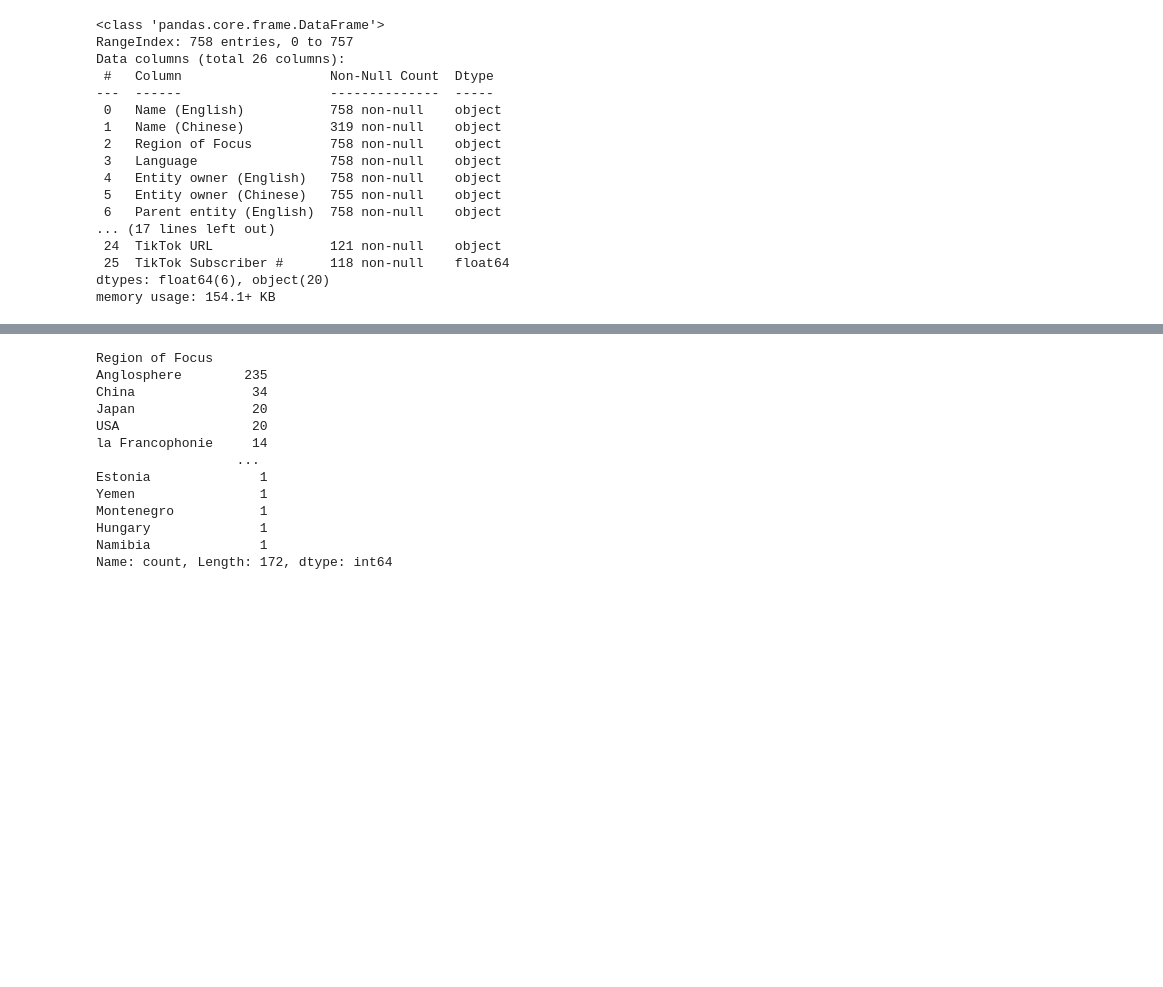
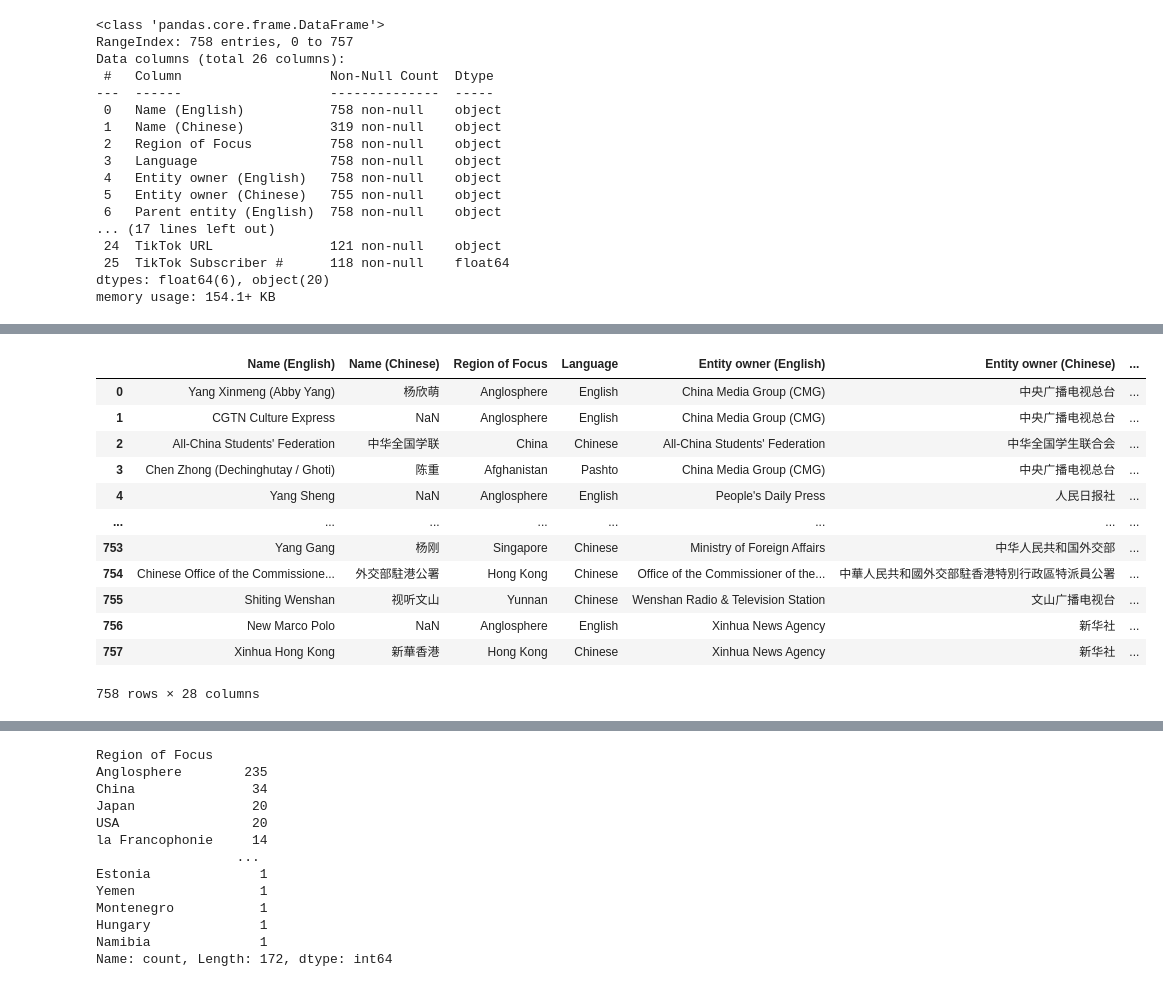
Before and after one commit to moonchanyong/yummy-data, a Jupyter notebook: research/exploratory_data_analysis.ipynb, the cells around one changed output, grey strips where cells are left out. Cells and saved outputs as stored; diff of their text form; code cells hidden in the pictures; blank space fills up the shorter version.

```diff
--- a/research/exploratory_data_analysis.ipynb
+++ b/research/exploratory_data_analysis.ipynb
@@ -33,3 +33,24 @@ Data columns (total 26 columns):
  25  TikTok Subscriber #      118 non-null    float64
 dtypes: float64(6), object(20)
 memory usage: 154.1+ KB
+# %%
+# prepreocess
+
+x_data = pd.read_csv('../data/x_data.csv')
+
+x_data = x_data.drop(columns=['born', 'follwer'])
+# %%
+from datetime import datetime
+
+def month_name_to_number(month_name):
+    # Parse the month name to a datetime object
+    month_number = datetime.strptime(month_name, '%B').month
+    return month_number if month_number >= 10 else f"0{month_number}"
+
+x_data['joined'] = x_data['joined']\
+    .apply(lambda s: s.replace('Joined', '').split()) \
+    .apply(lambda x: list(map(lambda s: s.strip(), x))) \
+    .apply(lambda x: f"{x[1]}-{month_name_to_number(x[0])}")
+
+x_data.rename(columns={ 'username': 'X (Twitter) handle'}, inplace=True)
+x_data
@@ -35,0 +71,17 @@ memory usage: 154.1+ KB
+# %%
+data = data.merge(x_data, on='X (Twitter) handle', how='left')
+data
+# %% [output]
+|  | Name (English) | Name (Chinese) | Region of Focus | Language | Entity owner (English) | Entity owner (Chinese) | ... |
+| 0 | Yang Xinmeng (Abby Yang) | 杨欣萌 | Anglosphere | English | China Media Group (CMG) | 中央广播电视总台 | ... |
+| 1 | CGTN Culture Express | NaN | Anglosphere | English | China Media Group (CMG) | 中央广播电视总台 | ... |
+| 2 | All-China Students' Federation | 中华全国学联 | China | Chinese | All-China Students' Federation | 中华全国学生联合会 | ... |
+| 3 | Chen Zhong (Dechinghutay / Ghoti) | 陈重 | Afghanistan | Pashto | China Media Group (CMG) | 中央广播电视总台 | ... |
+| 4 | Yang Sheng | NaN | Anglosphere | English | People's Daily Press | 人民日报社 | ... |
+| ... | ... | ... | ... | ... | ... | ... | ... |
+| 753 | Yang Gang | 杨刚 | Singapore | Chinese | Ministry of Foreign Affairs | 中华人民共和国外交部 | ... |
+| 754 | Chinese Office of the Commissione... | 外交部駐港公署 | Hong Kong | Chinese | Office of the Commissioner of the... | 中華人民共和國外交部駐香港特別行政區特派員公署 | ... |
+| 755 | Shiting Wenshan | 视听文山 | Yunnan | Chinese | Wenshan Radio & Television Station | 文山广播电视台 | ... |
+| 756 | New Marco Polo | NaN | Anglosphere | English | Xinhua News Agency | 新华社 | ... |
+| 757 | Xinhua Hong Kong | 新華香港 | Hong Kong | Chinese | Xinhua News Agency | 新华社 | ... |
+758 rows × 28 columns
```
Also changed, not shown: parts of 16 cells of this notebook, 32 other files.
